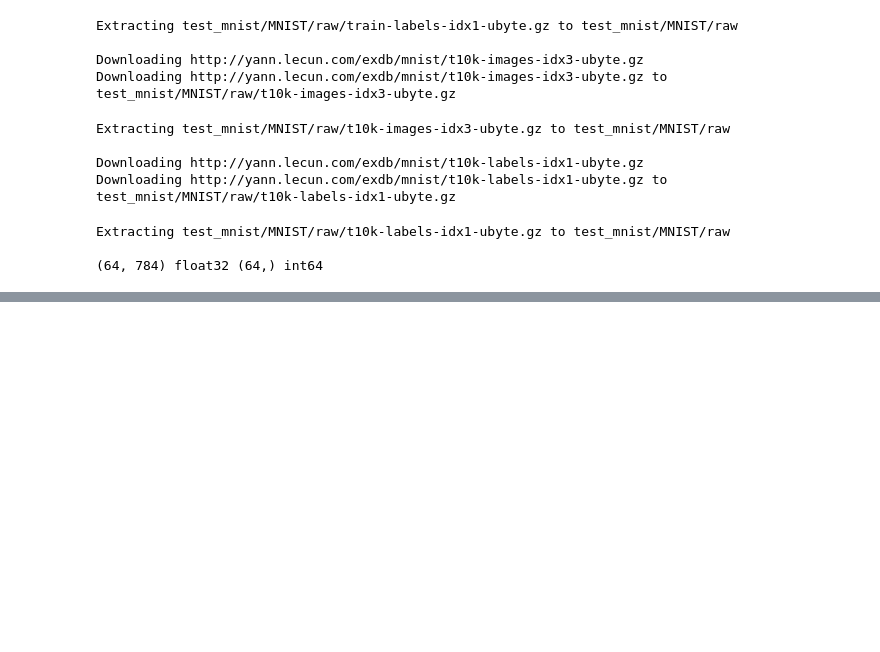
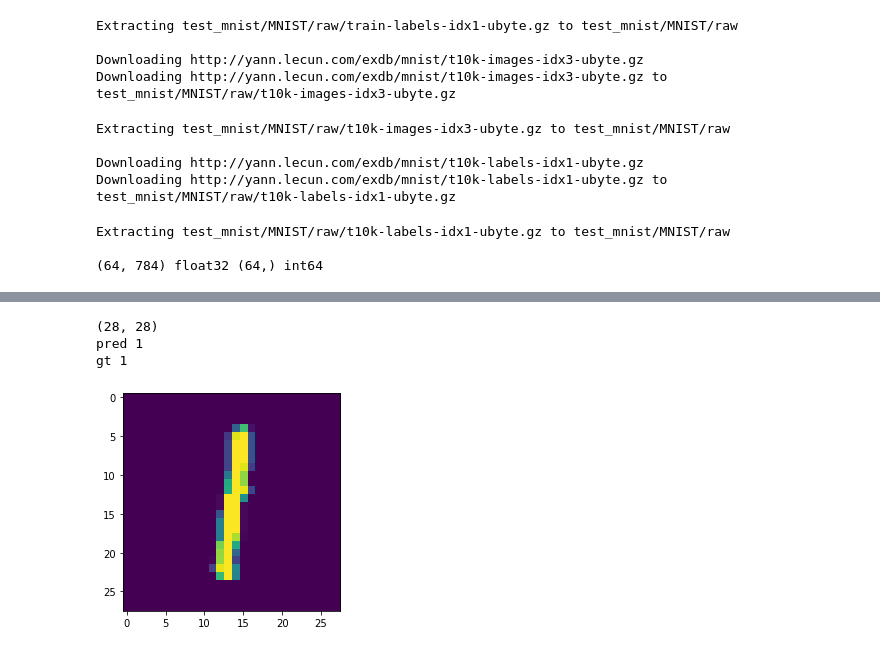
Before and after one commit to venkateshgali91/SRIP, a Jupyter notebook: notebooks/colab-github-demo.ipynb, the cells around one changed output, grey strips where cells are left out. Saved outputs shown, nothing was run; the diff lists cells and outputs as text; code cells hidden in the pictures; blank space fills up the shorter version.

```diff
--- a/notebooks/colab-github-demo.ipynb
+++ b/notebooks/colab-github-demo.ipynb
@@ -184,0 +189,18 @@ Epoch 9, train acc = 0.9903666973114014 test acc = 0.9763000011444092
+# %%
+img1, lbl1 = next(iter(test_loader))
+img1 = imgs[0].reshape(mnist_img_size)
+gt_lbl1 = lbl1[2]
+print(img1.shape)
+
+import matplotlib.pyplot as plt
+
+pred = jnp.argmax(MLP_predict(MLP_params, np.ravel(img1)))
+print('pred', pred)
+print('gt', gt_lbl1)
+
+plt.imshow(img1); plt.show()
+# %% [output]
+(28, 28)
+pred 1
+gt 1
+[figure, added]
```
Also changed, not shown: parts of 5 cells of this notebook.
